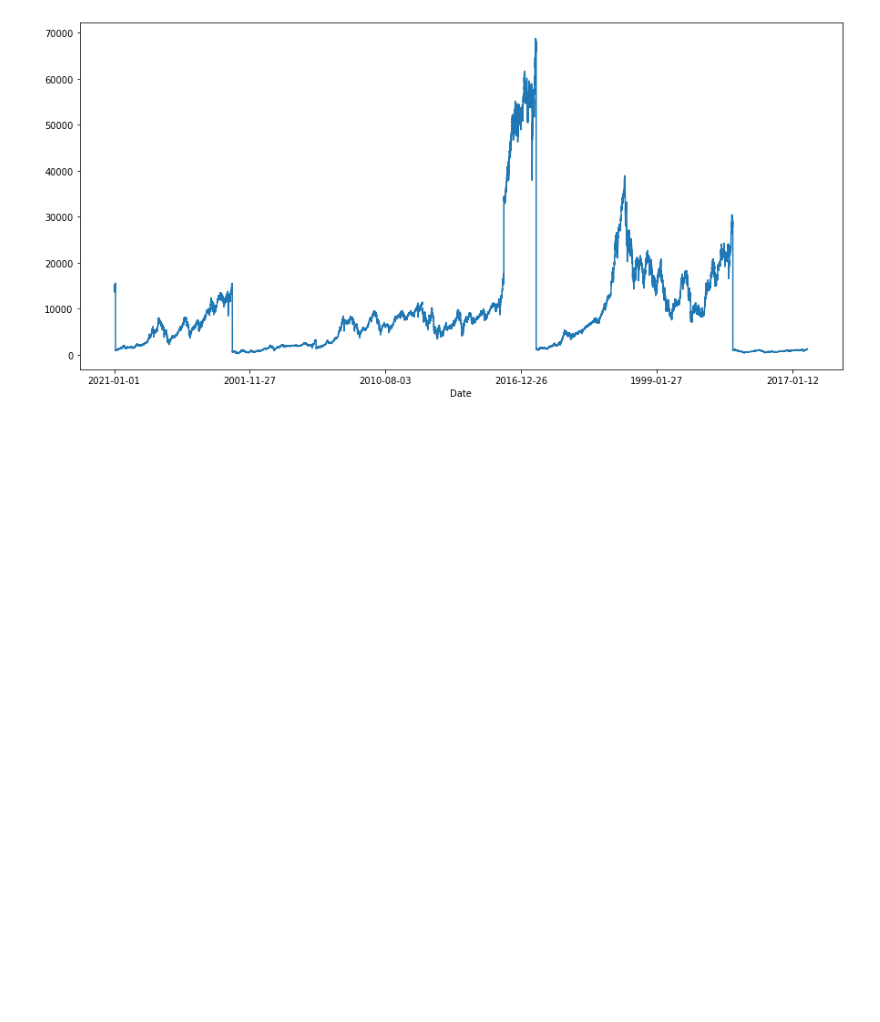
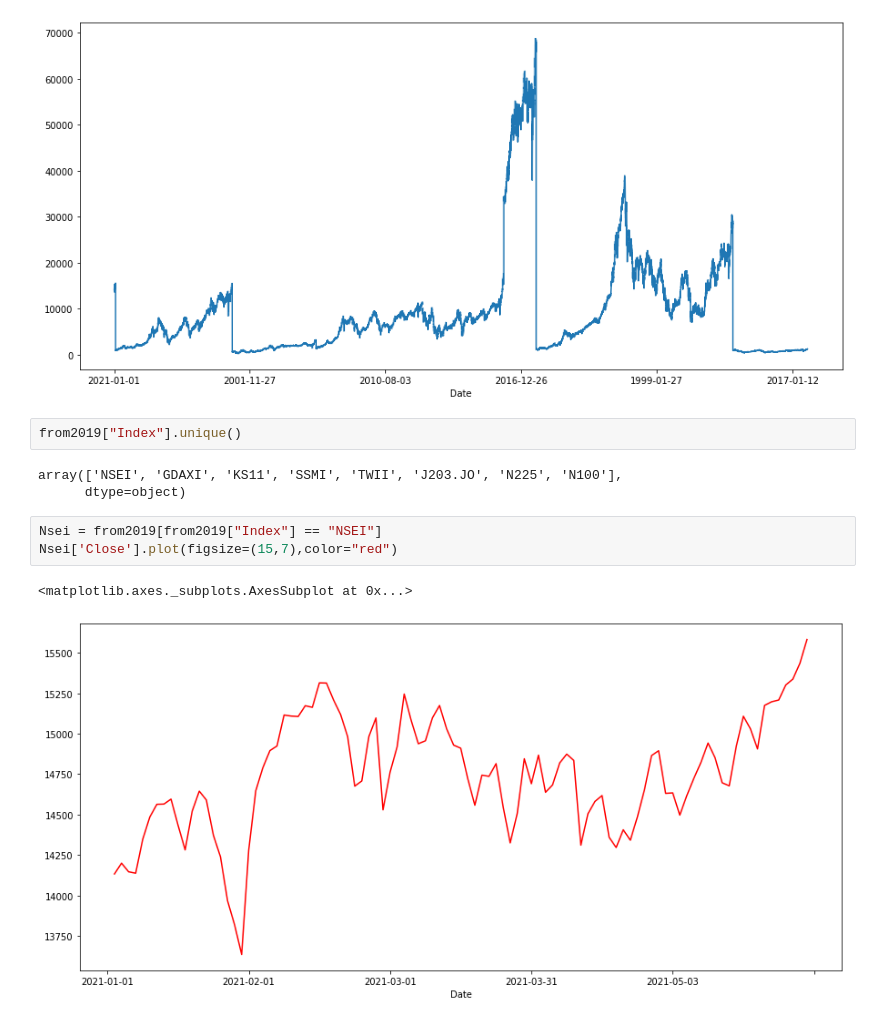
Before and after one commit to LuxusTrek/Notebooks, a Jupyter notebook: Stock_Exchange_Data.ipynb, the cells around one changed output. Cells and saved outputs as stored; diff of their text form; blank space fills up the shorter version.

```diff
--- a/Stock_Exchange_Data.ipynb
+++ b/Stock_Exchange_Data.ipynb
@@ -88,3 +88,14 @@ from2019["Close"].plot(figsize=(15,7))
 # %% [output]
 <matplotlib.axes._subplots.AxesSubplot at 0x...>
 [figure]
+# %%
+from2019["Index"].unique()
+# %% [output]
+array(['NSEI', 'GDAXI', 'KS11', 'SSMI', 'TWII', 'J203.JO', 'N225', 'N100'],
+      dtype=object)
+# %%
+Nsei = from2019[from2019["Index"] == "NSEI"]
+Nsei['Close'].plot(figsize=(15,7),color="red")
+# %% [output]
+<matplotlib.axes._subplots.AxesSubplot at 0x...>
+[figure, added]
```
Also changed, not shown: parts of 2 cells of this notebook.
